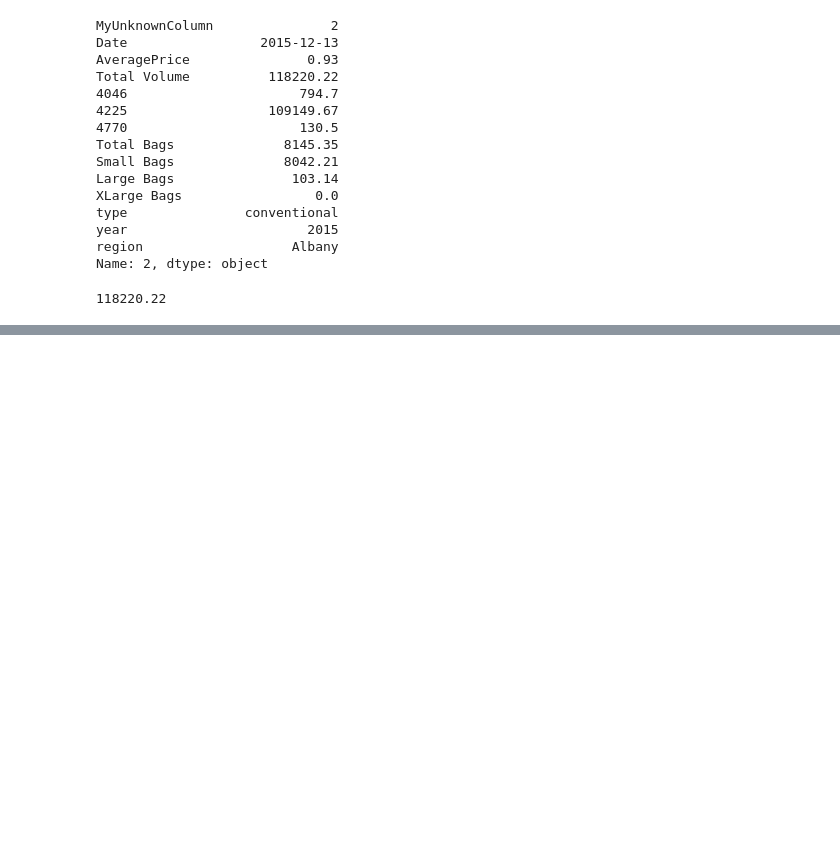
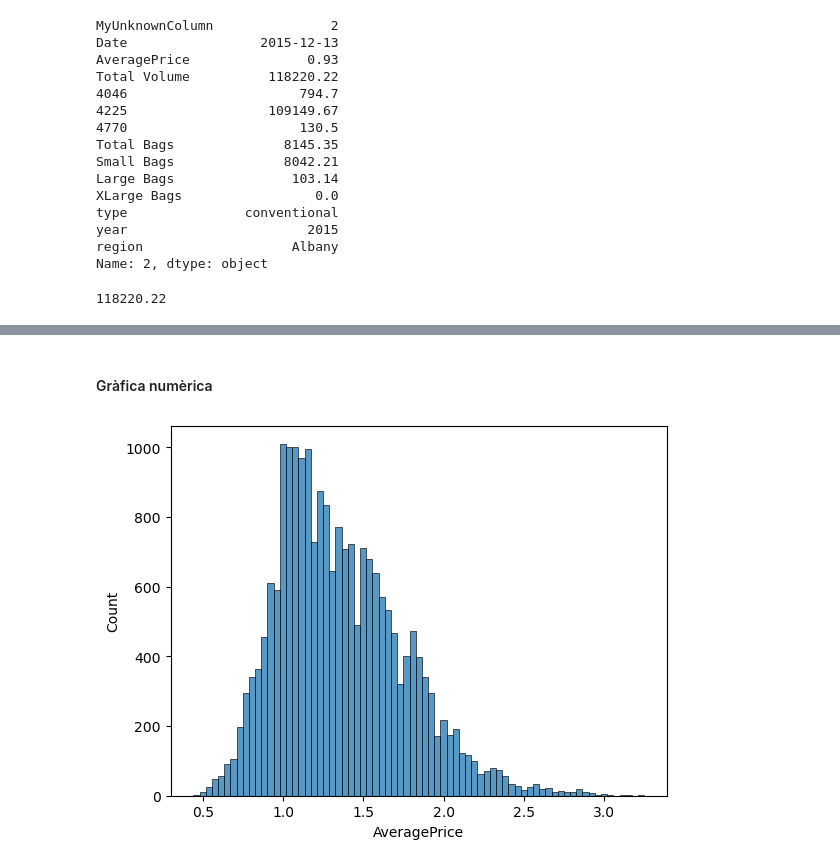
Before and after one commit to albertbatlle/cp-objectes-dades, a Jupyter notebook: avocado.ipynb, the cells around one changed output, grey strips where cells are left out. Saved outputs shown, nothing was run; the diff lists cells and outputs as text; code cells hidden in the pictures; blank space fills up the shorter version.

```diff
--- a/avocado.ipynb
+++ b/avocado.ipynb
@@ -127,5 +190,9 @@ import warnings
+# %% [markdown]
+#### Gràfica numèrica
 # %%
 #sns.set_theme(style="darkgrid", context="talk")
-sns.histplot(df_avocado, x="Total Bags")
+sns.histplot(df_avocado, x="AveragePrice")
 
 plt.show()
+# %% [output]
+[figure, added]
```
Also changed, not shown: parts of 28 cells of this notebook, 7 other files.
